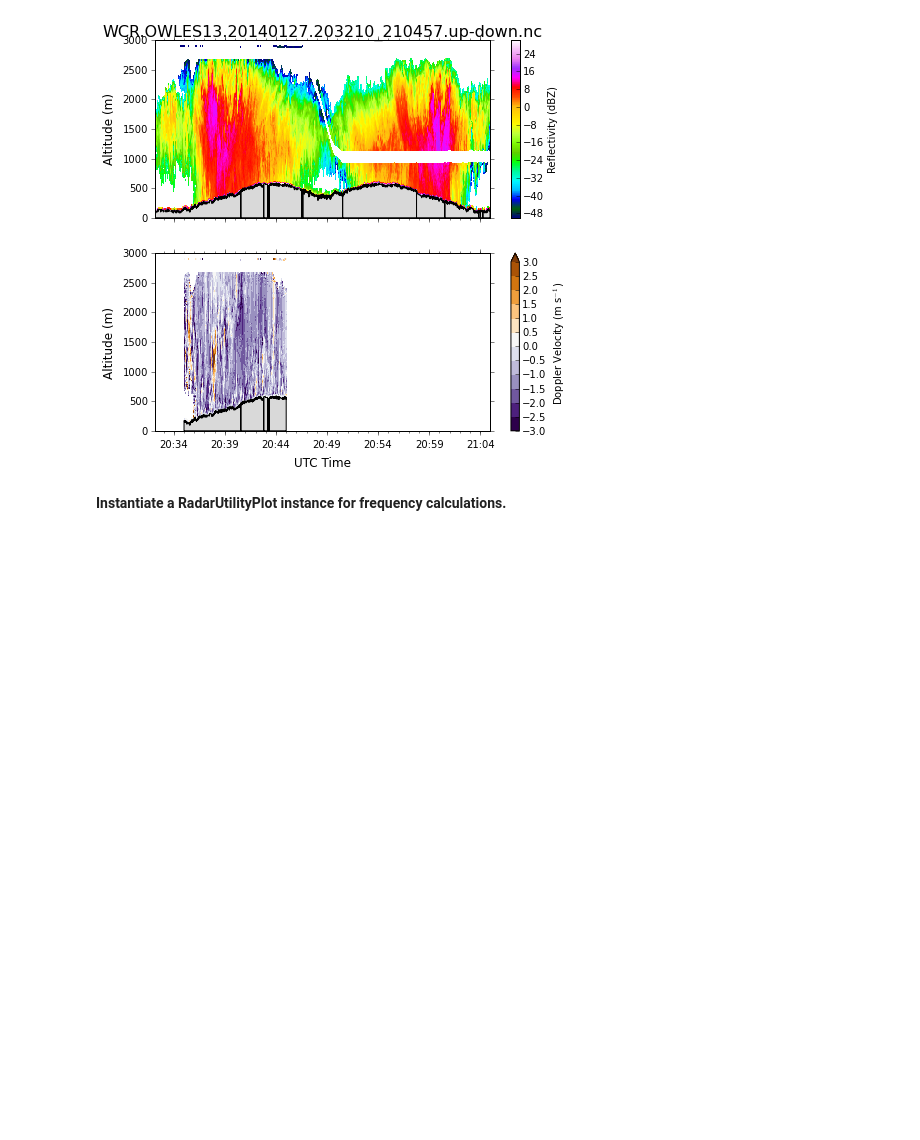
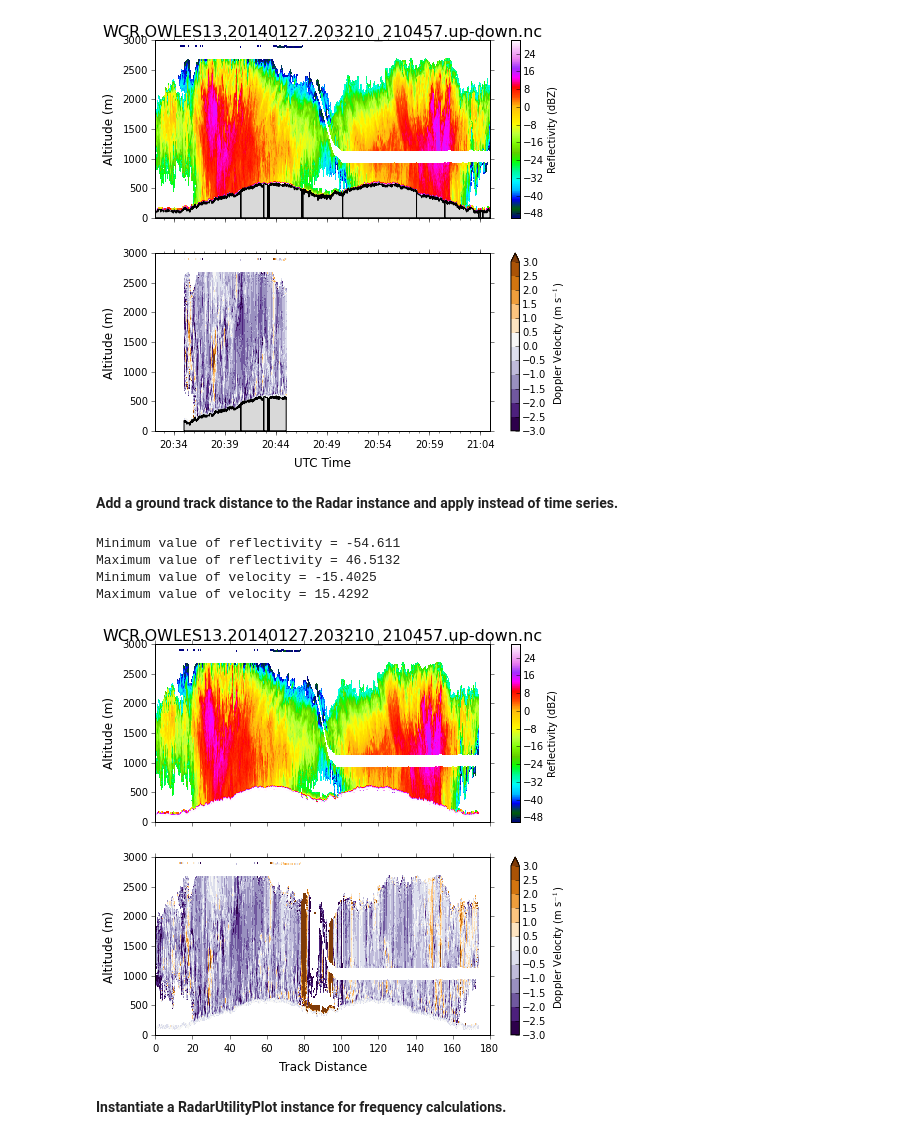
Before and after one commit to nguy/AWOT, a Jupyter notebook: examples/awot_plot_wcr2.ipynb, the cells around one changed output. Drawn from its saved outputs; the diff is of its cells as text; code cells hidden in the pictures; blank space fills up the shorter version.

Commit message:
ENH: Add along track distance calculations and plotting.

```diff
--- a/examples/awot_plot_wcr2.ipynb
+++ b/examples/awot_plot_wcr2.ipynb
@@ -123,3 +123,5 @@ wcr_vp.time_height_image('velocity', ax=ax2, plot_log10_var=False,
                          xlab='UTC Time', xlabFontSize=12)
 # %% [output]
 [figure]
+# %% [markdown]
+<b>Add a ground track distance to the Radar instance and apply instead of time series.</b>
@@ -126,3 +130,27 @@ wcr_vp.time_height_image('velocity', ax=ax2, plot_log10_var=False,
+# %%
+fig, (ax1, ax2) = plt.subplots(2, 1, figsize=(7.5,7), sharex=True)
+
+wcr_vp.track_height_image('reflectivity', track_key='track_distance_ground', plot_track_km=True,
+                          plot_log10_var=False, vmin=refmin, vmax=refmax,
+#                         fill_surface=True,
+                          cb_label=r'Reflectivity (dBZ)',
+                          height_min=altmin, height_max=altmax, title=file,
+                          ylab=r'Altitude (m)', ylabFontSize=12, ax=ax1)
+
+wcr_vp.track_height_image('velocity', track_key='track_distance_ground', plot_track_km=True,
+                          vmin=velmin, vmax=velmax,
+#                         fill_surface=True,
+                          cmap="PuOr_r", discrete_cmap_levels=np.linspace(-3, 3, num=13),
+                          cb_label=r'Doppler Velocity (m s$^{-1}$)',
+                          height_min=altmin, height_max=altmax,
+                          ylab=r'Altitude (m)', ylabFontSize=12,
+                          xlab='Track Distance', xlabFontSize=12, ax=ax2)
+# %% [output]
+Minimum value of reflectivity = -54.611
+Maximum value of reflectivity = 46.5132
+Minimum value of velocity = -15.4025
+Maximum value of velocity = 15.4292
+[figure, added]
 # %% [markdown]
 <b>Instantiate a RadarUtilityPlot instance for frequency calculations.</b>
 # %%
```
Also changed, not shown: parts of 1 cell of this notebook, 7 other files.
